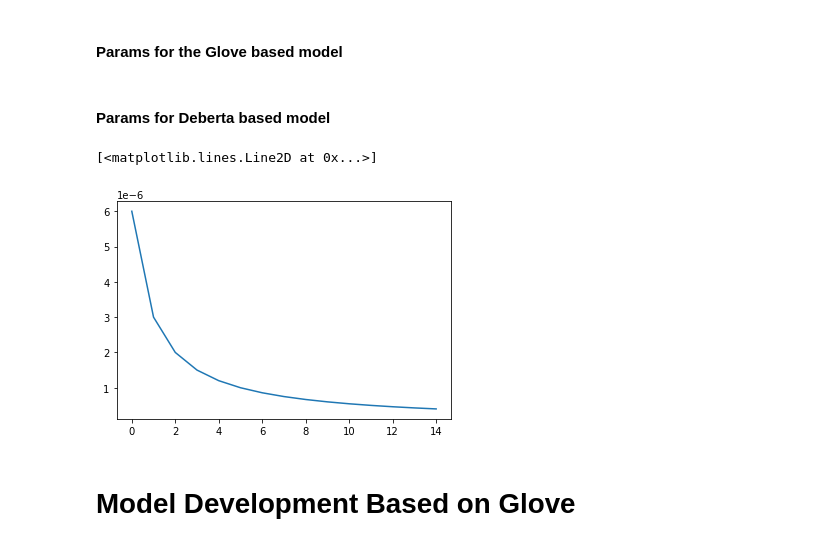
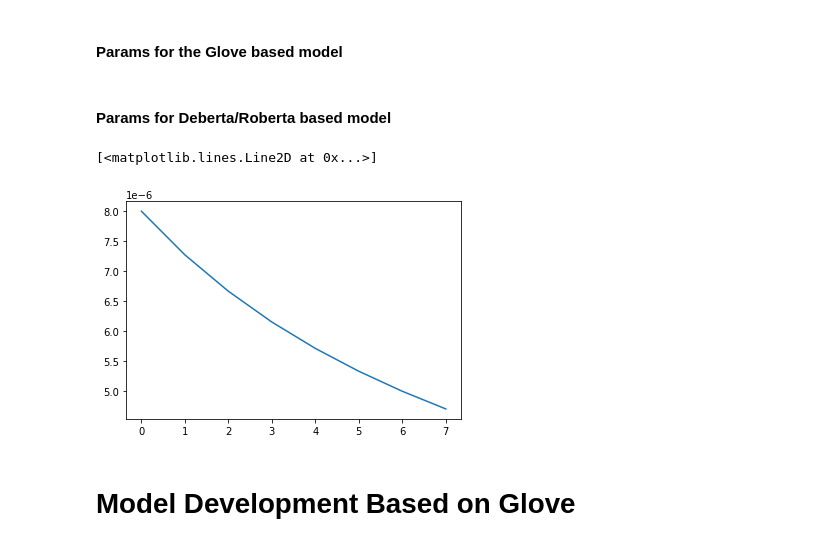
Before and after one commit to IIIskiplikIII/phrase2phrase-match-ai, a Jupyter notebook: phrase_2_phrase_matching.ipynb, the cells around one changed output. Drawn from its saved outputs; the diff is of its cells as text; code cells hidden in the pictures.

```diff
--- a/phrase_2_phrase_matching.ipynb
+++ b/phrase_2_phrase_matching.ipynb
@@ -379,10 +408,10 @@ lr = 0.0000008
 batch_size = 512
 num_epochs = 50
 # %% [markdown]
-#### Params for Deberta based model
+#### Params for Deberta/Roberta based model
 # %%
-lr_deberta = 0.000008
-num_epochs_deberta = 5
+lr_deberta = 0.000006   # mal mit 0.000006 <-
+num_epochs_deberta = 3 #8 #5
 batch_size_deberta = 8
 # %%
 from keras.callbacks import ReduceLROnPlateau
@@ -411,7 +440,7 @@ def lr_scheduler(epoch):
   """
   Returns a custom learning rate that decreases as epochs progress.
   """
-  decay = 1
+  decay = 0.1 #1
   init_lr = lr_deberta
   learning_rate = init_lr * (1 / (1 + decay * epoch))
 
@@ -424,13 +453,13 @@ tensorboard_callback = tf.keras.callbacks.TensorBoard(log_dir=get_run_logdir(roo
 tensorboard_callback_deberta = tf.keras.callbacks.TensorBoard(log_dir=get_run_logdir(root_logdir,"nlp_phrase2phrase_deberta"), histogram_freq=1)
 lr_callback_deberta = tf.keras.callbacks.LearningRateScheduler(lr_scheduler)
 
-checkpoint_cb_deberta = keras.callbacks.ModelCheckpoint("deberta_trained_model.h5", save_best_only=True, save_weights_only=False)
+checkpoint_cb_deberta = keras.callbacks.ModelCheckpoint("trained_model_cp.h5", save_best_only=True, save_weights_only=False)
 earlystopping_deberta = keras.callbacks.EarlyStopping(monitor='val_loss', patience=3)
 # %%
-plt.plot([lr_scheduler(e) for e in range(15)])
+plt.plot([lr_scheduler(e) for e in range(8)])
 # %% [output]
 [<matplotlib.lines.Line2D at 0x...>]
-[figure, old version]
+[figure, new version]
 # %% [markdown]
 # Model Development Based on Glove
 # %% [markdown]
```
Also changed, not shown: parts of 28 cells of this notebook.
